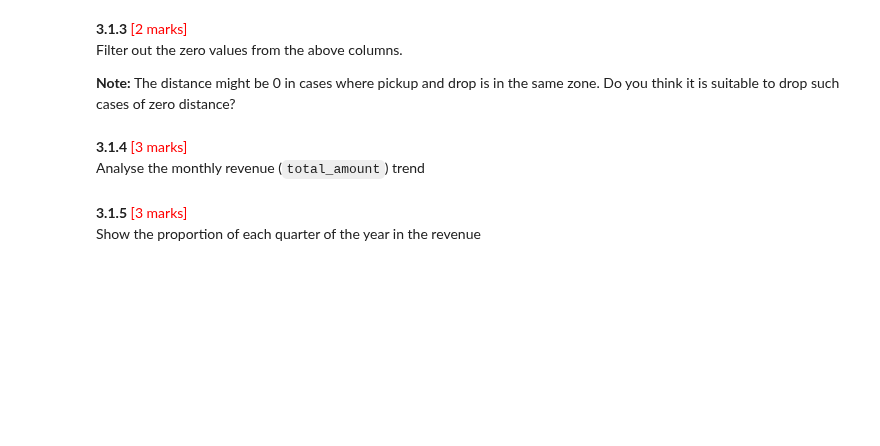
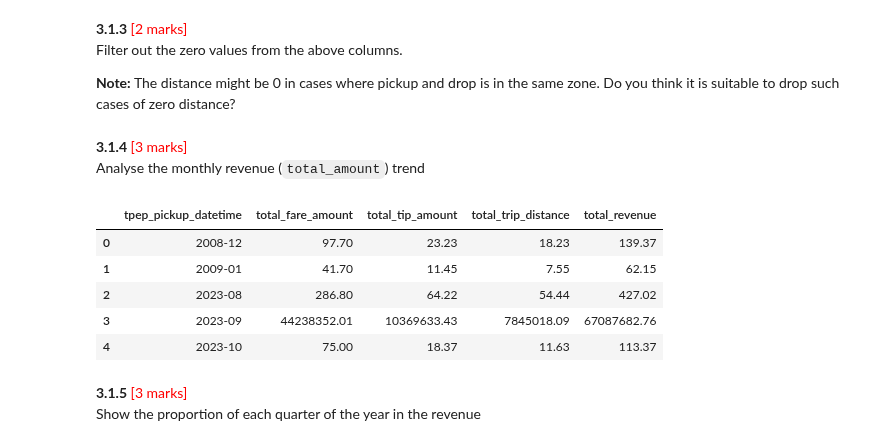
Before and after one commit to TalJa1/dc_practice, a Jupyter notebook: EDA_assignment/EDA_Assg_NYC_Taxi_Starter.ipynb, the cells around one changed output. Drawn from its saved outputs; the diff is of its cells as text; code cells hidden in the pictures; blank space fills up the shorter version.

```diff
--- a/EDA_assignment/EDA_Assg_NYC_Taxi_Starter.ipynb
+++ b/EDA_assignment/EDA_Assg_NYC_Taxi_Starter.ipynb
@@ -633,6 +663,7 @@ Filter out the zero values from the above columns.
 **Note:** The distance might be 0 in cases where pickup and drop is in the same zone. Do you think it is suitable to drop such cases of zero distance?
 # %%
 # Create a df with non zero entries for the selected parameters.
+df_non_zero = df[(df['fare_amount'] > 0) & (df['tip_amount'] > 0) & (df['total_amount'] > 0) & (df['trip_distance'] > 0)]
 # %% [markdown]
 **3.1.4** <font color = red>[3 marks]</font> <br>
 Analyse the monthly revenue (`total_amount`) trend
@@ -641,3 +670,20 @@ Analyse the monthly revenue (`total_amount`) trend
+# %%
+# Group data by month and analyse monthly revenue
+monthly_revenue = df_non_zero.groupby(df_non_zero['tpep_pickup_datetime'].dt.to_period('M')).agg(
+    total_fare_amount=('fare_amount', 'sum'),
+    total_tip_amount=('tip_amount', 'sum'),
+    total_trip_distance=('trip_distance', 'sum'),
+    total_revenue=('total_amount', 'sum')
+).reset_index()
+
+monthly_revenue
+# %% [output]
+|  | tpep_pickup_datetime | total_fare_amount | total_tip_amount | total_trip_distance | total_revenue |
+| 0 | 2008-12 | 97.70 | 23.23 | 18.23 | 139.37 |
+| 1 | 2009-01 | 41.70 | 11.45 | 7.55 | 62.15 |
+| 2 | 2023-08 | 286.80 | 64.22 | 54.44 | 427.02 |
+| 3 | 2023-09 | 44238352.01 | 10369633.43 | 7845018.09 | 67087682.76 |
+| 4 | 2023-10 | 75.00 | 18.37 | 11.63 | 113.37 |
 # %% [markdown]
 **3.1.5** <font color = red>[3 marks]</font> <br>
 Show the proportion of each quarter of the year in the revenue
```
Also changed, not shown: parts of 13 cells of this notebook, 1 other file.
